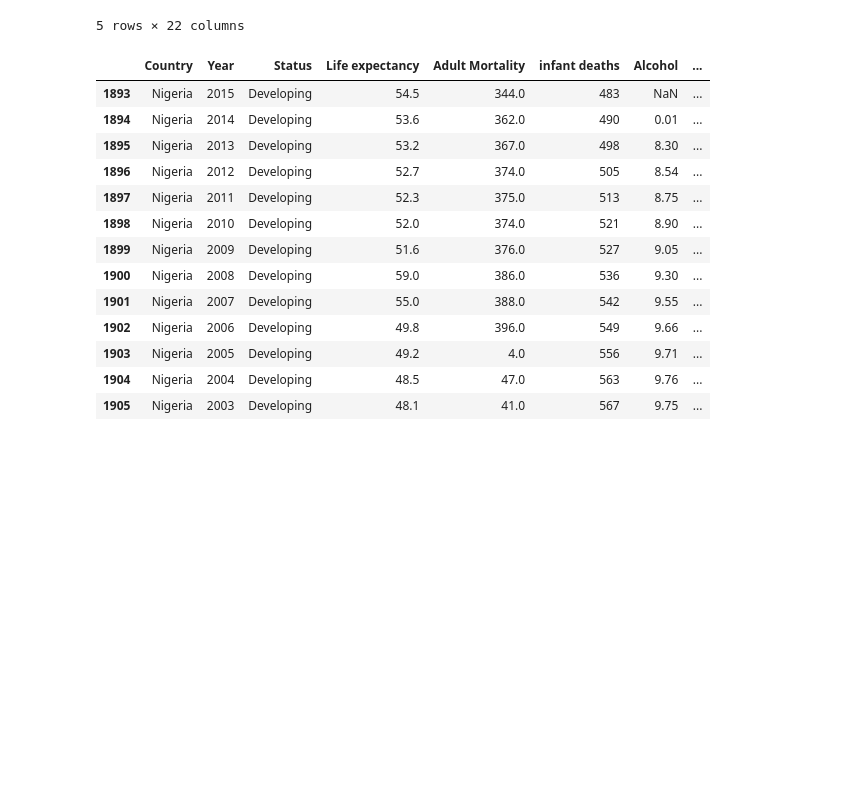
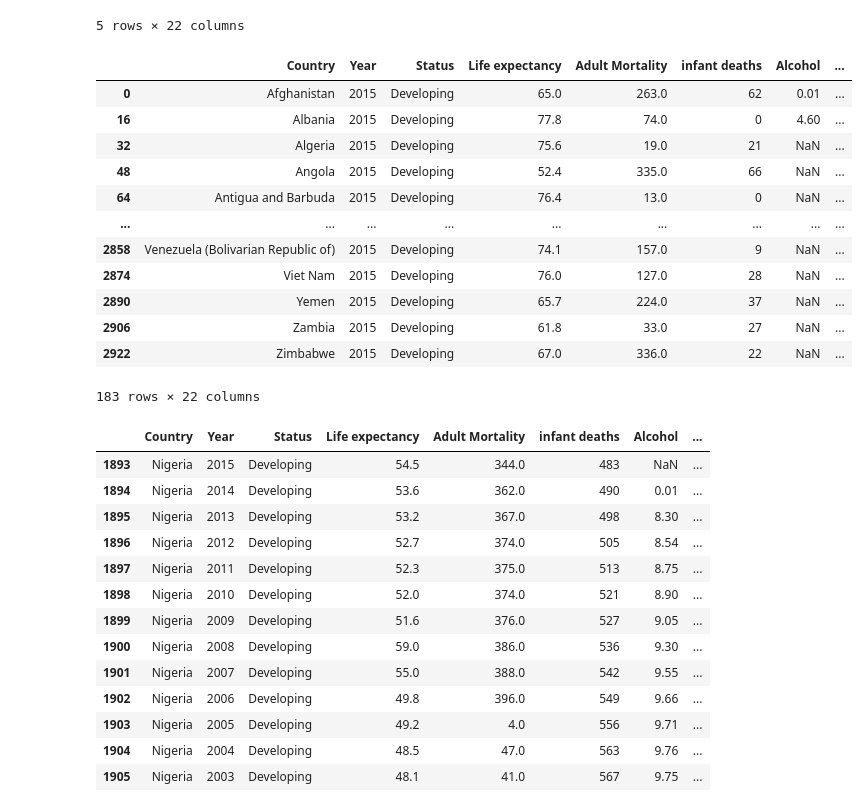
Before and after one commit to victor-duwat/Dazzle-Dash, a Jupyter notebook: notebook.ipynb, the cells around one changed output. Drawn from its saved outputs; the diff is of its cells as text; code cells hidden in the pictures; blank space fills up the shorter version.

```diff
--- a/notebook.ipynb
+++ b/notebook.ipynb
@@ -119,4 +115,20 @@ year_2015_sort_by_infant_deaths.head()
 | 721 | Democratic Republic of the Congo | 2015 | Developing | 59.8 | 258.0 | 236 | NaN | ... |
 | 560 | China | 2015 | Developing | 76.1 | 85.0 | 157 | NaN | ... |
 5 rows × 22 columns
+# %%
+year_2015
+# %% [output]
+|  | Country | Year | Status | Life expectancy | Adult Mortality | infant deaths | Alcohol | ... |
+| 0 | Afghanistan | 2015 | Developing | 65.0 | 263.0 | 62 | 0.01 | ... |
+| 16 | Albania | 2015 | Developing | 77.8 | 74.0 | 0 | 4.60 | ... |
+| 32 | Algeria | 2015 | Developing | 75.6 | 19.0 | 21 | NaN | ... |
+| 48 | Angola | 2015 | Developing | 52.4 | 335.0 | 66 | NaN | ... |
+| 64 | Antigua and Barbuda | 2015 | Developing | 76.4 | 13.0 | 0 | NaN | ... |
+| ... | ... | ... | ... | ... | ... | ... | ... | ... |
+| 2858 | Venezuela (Bolivarian Republic of) | 2015 | Developing | 74.1 | 157.0 | 9 | NaN | ... |
+| 2874 | Viet Nam | 2015 | Developing | 76.0 | 127.0 | 28 | NaN | ... |
+| 2890 | Yemen | 2015 | Developing | 65.7 | 224.0 | 37 | NaN | ... |
+| 2906 | Zambia | 2015 | Developing | 61.8 | 33.0 | 27 | NaN | ... |
+| 2922 | Zimbabwe | 2015 | Developing | 67.0 | 336.0 | 22 | NaN | ... |
+183 rows × 22 columns
 # %%
```
Also changed, not shown: parts of 21 cells of this notebook.
